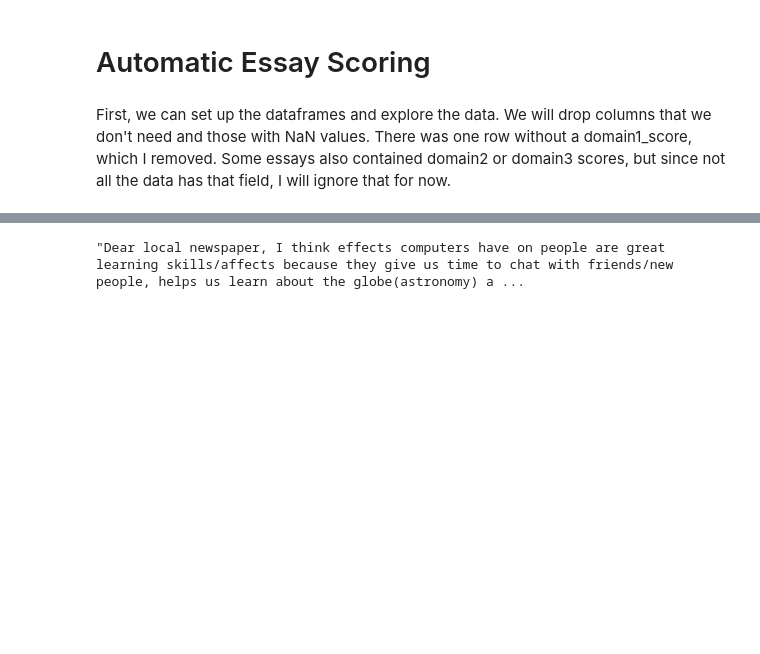
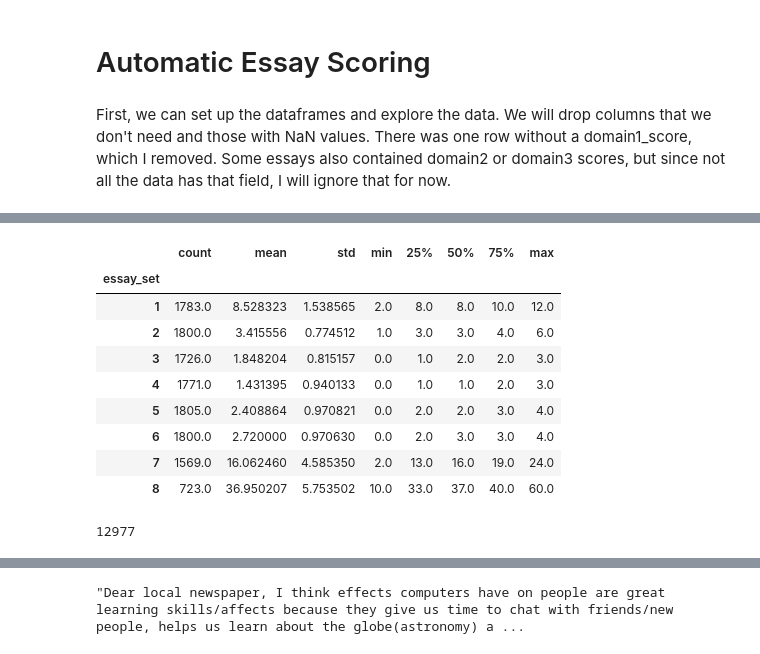
Before and after one commit to bronwynbiro/AutomatedEssayGrading, a Jupyter notebook: project.ipynb, the cells around one changed output, grey strips where cells are left out. Saved outputs shown, nothing was run; the diff lists cells and outputs as text; code cells hidden in the pictures; blank space fills up the shorter version.

```diff
--- a/project.ipynb
+++ b/project.ipynb
@@ -33,0 +45,19 @@ df.head()
+# %%
+# Normalize all scores since each essay set has a different range and standard deviation
+df['normalized_score']=np.nan
+df.groupby('essay_set')['domain1_score'].describe()
+# %% [output]
+|  | count | mean | std | min | 25% | 50% | 75% | max |
+| essay_set |  |  |  |  |  |  |  |  |
+| 1 | 1783.0 | 8.528323 | 1.538565 | 2.0 | 8.0 | 8.0 | 10.0 | 12.0 |
+| 2 | 1800.0 | 3.415556 | 0.774512 | 1.0 | 3.0 | 3.0 | 4.0 | 6.0 |
+| 3 | 1726.0 | 1.848204 | 0.815157 | 0.0 | 1.0 | 2.0 | 2.0 | 3.0 |
+| 4 | 1771.0 | 1.431395 | 0.940133 | 0.0 | 1.0 | 1.0 | 2.0 | 3.0 |
+| 5 | 1805.0 | 2.408864 | 0.970821 | 0.0 | 2.0 | 2.0 | 3.0 | 4.0 |
+| 6 | 1800.0 | 2.720000 | 0.970630 | 0.0 | 2.0 | 3.0 | 3.0 | 4.0 |
+| 7 | 1569.0 | 16.062460 | 4.585350 | 2.0 | 13.0 | 16.0 | 19.0 | 24.0 |
+| 8 | 723.0 | 36.950207 | 5.753502 | 10.0 | 33.0 | 37.0 | 40.0 | 60.0 |
+# %%
+len(df)
+# %% [output]
+12977
```
Also changed, not shown: parts of 12 cells of this notebook.
